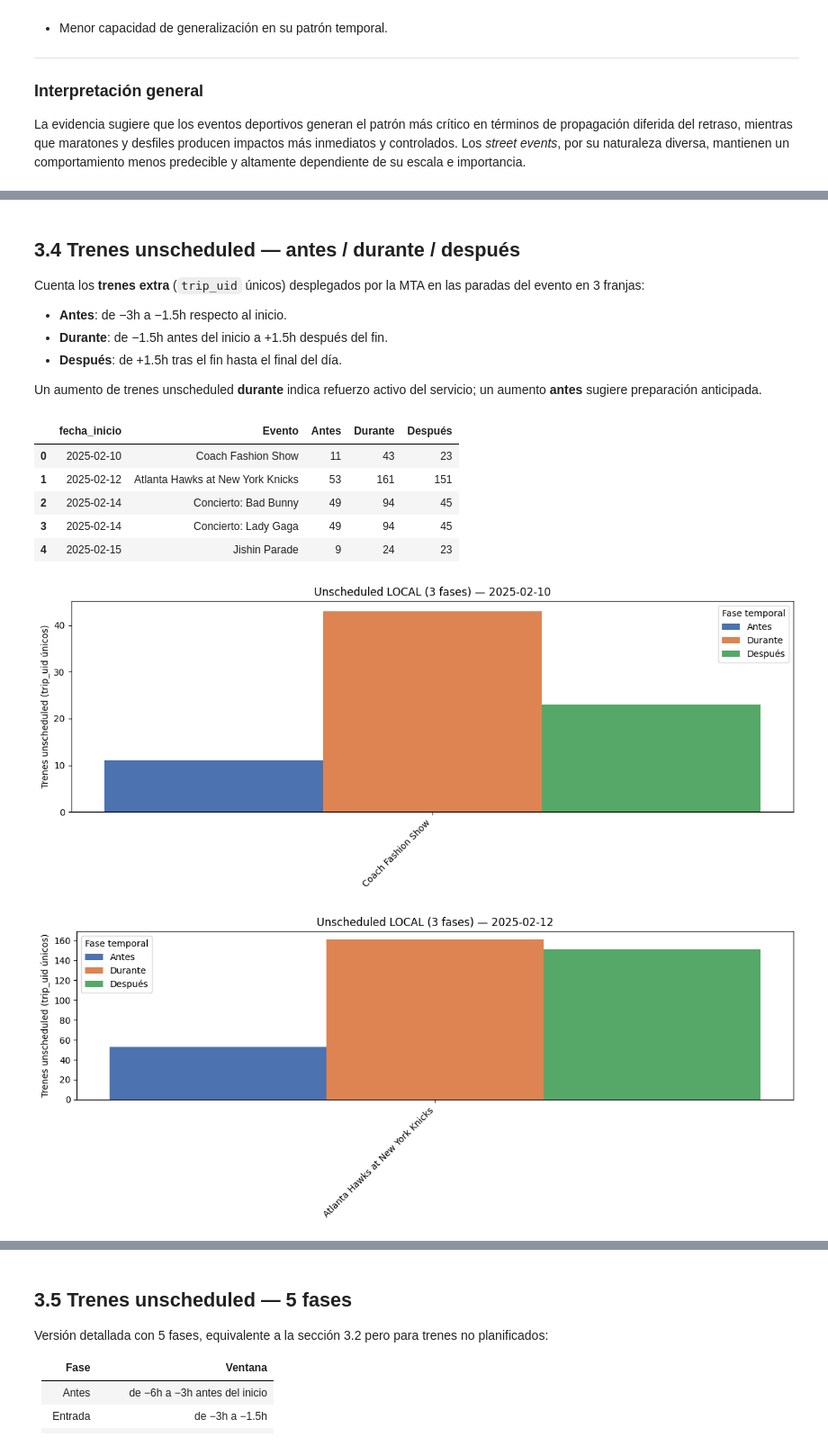
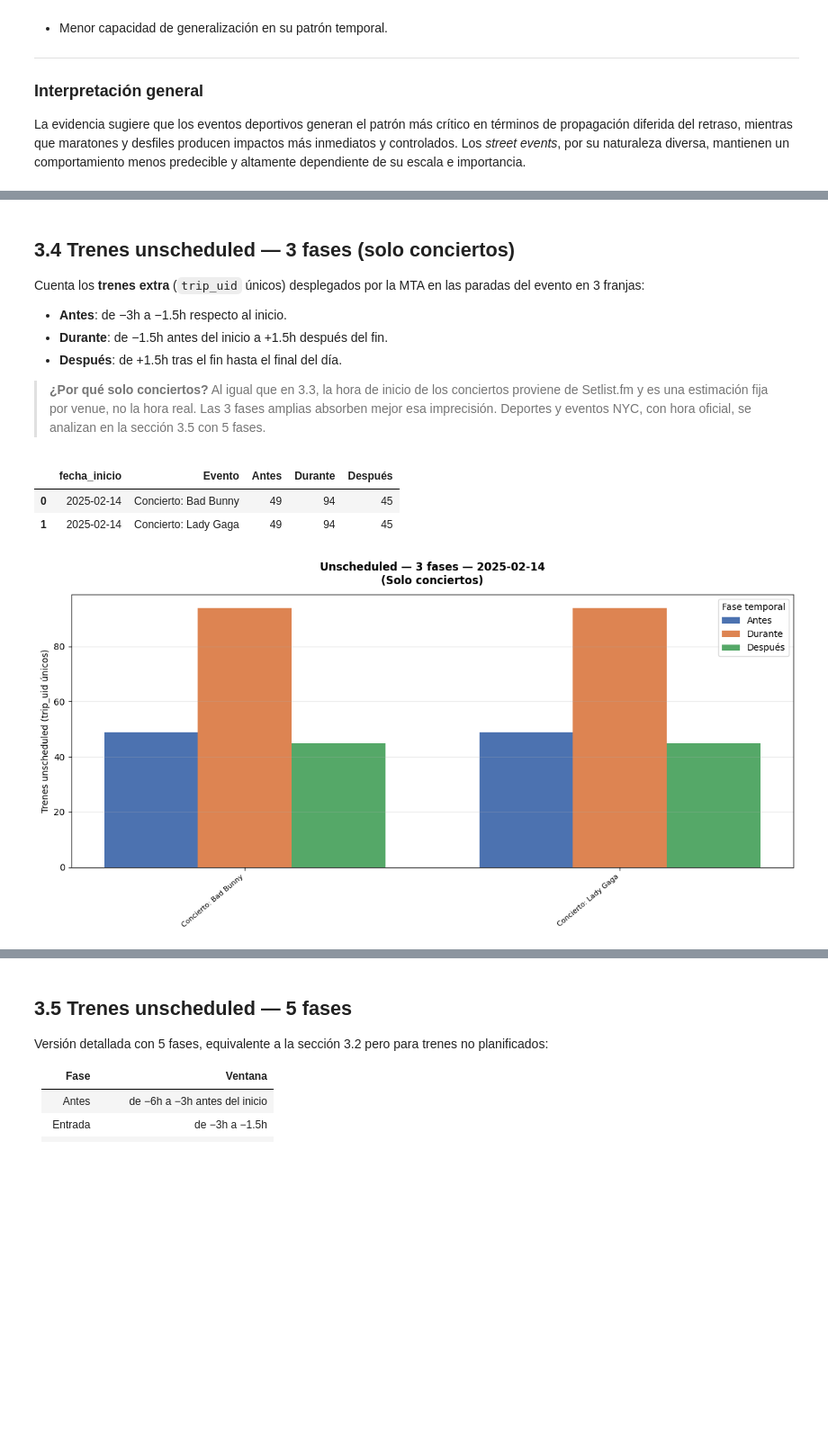
Before and after one commit to UCM-GIDIA-PD1/c2526-R5, a Jupyter notebook: notebooks/analisis_eventos.ipynb, the cells around one changed output, grey strips where cells are left out. Shown at 90% size. Saved outputs shown, nothing was run; the diff lists cells and outputs as text; code cells hidden in the pictures; blank space fills up the shorter version.

```diff
--- a/notebooks/analisis_eventos.ipynb
+++ b/notebooks/analisis_eventos.ipynb
@@ -234,6 +193,9 @@ Compara el retraso promedio en la **parada del evento** frente al **resto de la
 
 El **impacto neto** es la diferencia entre ambos (parada − ciudad). Valores positivos indican que la parada sufre más retraso que la media; negativos que va mejor que la ciudad en ese momento.
 # %%
+# Excluir conciertos
+df_e_31 = df_e[df_e['tipo'] != 'Concierto'].reset_index(drop=True)
+
 import pandas as pd
 
 df_s['td_real'] = pd.to_timedelta(df_s['hora_real_hhmm'], errors='coerce')
@@ -241,7 +203,7 @@ df_s = df_s.dropna(subset=['td_real'])
 
 resumen_eventos = []
 
-for index, evento in df_e.iterrows():
+for index, evento in df_e_31.iterrows():
     nombre   = evento['nombre_evento']
     parada   = evento['stop_id']
     fecha    = evento['fecha_inicio']
@@ -252,14 +214,14 @@ for index, evento in df_e.iterrows():
     df_dia     = df_s[df_s['service_date'] == fecha]
     df_dia_sig = get_df_dia_sig(df_s, fecha)  # día siguiente por si la salida cruza medianoche
 
-    # ── Ventana entrada: [-1.5h, inicio] ──────────────────────────────────
+
     t0_ent = hora_inicio_td - pd.Timedelta(hours=1.5)
     t1_ent = hora_inicio_td
     trenes_entrada = filtrar_circular(df_dia, df_dia_sig, t0_ent, t1_ent)
     retraso_entrada_evento = trenes_entrada[trenes_entrada['stop_id'] == parada]['delay_minutes'].mean()
     retraso_entrada_resto  = trenes_entrada[trenes_entrada['stop_id'] != parada]['delay_minutes'].mean()
 
-    # ── Ventana salida: [fin, fin+1.5h] ───────────────────────────────────
+
     t0_sal = hora_salida_td
     t1_sal = hora_salida_td + pd.Timedelta(hours=1.5)
     trenes_salida = filtrar_circular(df_dia, df_dia_sig, t0_sal, t1_sal)
@@ -328,7 +294,7 @@ for fecha, df_dia_plot in df_impacto.groupby('Fecha'):
     ax2.set_yticks(y); ax2.set_yticklabels(etiquetas, fontsize=8)
     ax2.set_xlabel('Retraso promedio (min)'); ax2.legend(); ax2.grid(axis='x', alpha=0.3); ax2.invert_yaxis()
 
-    fig.suptitle(f'Impacto neto de eventos — {fecha}', fontsize=14, fontweight='bold')
-    fig.tight_layout(); fig.subplots_adjust(top=0.94)
+    fig.suptitle(f'Impacto neto de eventos — {fecha}', fontsize=13, fontweight='bold', y=1.0)
+    fig.tight_layout(rect=[0, 0, 1, 0.93])
     plt.show()
 # %% [output]
@@ -593,14 +584,14 @@ Este efecto suele ser más acusado cuando:
 
 En términos generales, los conciertos generan un impacto claramente marcado en la salida y una propagación diferida del retraso, aunque con una entrada más distribuida y menos abrupta que en determinados eventos deportivos.
 # %% [markdown]
-## 3.4 Trenes unscheduled — antes / durante / después
+## 3.4 Trenes unscheduled — 3 fases (solo conciertos)
 
 Cuenta los **trenes extra** (`trip_uid` únicos) desplegados por la MTA en las paradas del evento en 3 franjas:
 - **Antes**: de −3h a −1.5h respecto al inicio.
 - **Durante**: de −1.5h antes del inicio a +1.5h después del fin.
 - **Después**: de +1.5h tras el fin hasta el final del día.
 
-Un aumento de trenes unscheduled **durante** indica refuerzo activo del servicio; un aumento **antes** sugiere preparación anticipada.
+> **¿Por qué solo conciertos?** Al igual que en 3.3, la hora de inicio de los conciertos proviene de Setlist.fm y es una estimación fija por venue, no la hora real. Las 3 fases amplias absorben mejor esa imprecisión. Deportes y eventos NYC, con hora oficial, se analizan en la sección 3.5 con 5 fases.
 # %%
 import matplotlib.pyplot as plt
 
@@ -611,9 +602,16 @@ eventos_uns = (
     .agg(hora_inicio=('hora_inicio', 'first'), hora_salida_estimada=('hora_salida_estimada', 'first'))
 )
 
+
+eventos_uns_conc = eventos_uns[
+    eventos_uns['nombre_evento'].isin(
+        df_e[df_e['tipo'] == 'Concierto']['nombre_evento'].unique()
+    )
+].reset_index(drop=True)
+
 def calcular_3_barras_local():
     rows = []
-    for _, ev in eventos_uns.iterrows():
+    for _, ev in eventos_uns_conc.iterrows():
         fecha  = ev['fecha_inicio']
         evento = ev['nombre_evento']
         inicio = pd.to_timedelta(ev['hora_inicio'])
@@ -623,54 +621,61 @@ def calcular_3_barras_local():
             df_e[(df_e['fecha_inicio'] == fecha) & (df_e['nombre_evento'] == evento)]
             ['stop_id'].dropna().unique().tolist()
         )
+        if not stops_evento:
+            continue
 
         df_dia     = df_u[(df_u['service_date'] == fecha) & (df_u['stop_id'].isin(stops_evento))]
         df_dia_sig = get_df_dia_sig(df_u, fecha, stops=stops_evento)
 
         def _fase_uns(t0, t1):
             return filtrar_circular(df_dia, df_dia_sig, t0, t1)['trip_uid'].nunique()
 
         rows.append({
             'fecha_inicio': fecha, 'Evento': evento,
             'Antes':   _fase_uns(inicio - 2*ventana_uns, inicio - ventana_uns),
             'Durante': _fase_uns(inicio - ventana_uns,   salida + ventana_uns),
             'Después': _fase_uns(salida + ventana_uns,   salida + 4*ventana_uns),
         })
     return pd.DataFrame(rows)
 
 def plot_3_barras(df, titulo, orden_eventos):
     colores = {'Antes': '#4C72B0', 'Durante': '#DD8452', 'Después': '#55A868'}
     for fecha, sub in df.groupby('fecha_inicio'):
         orden = orden_eventos.get(fecha, sub['Evento'].tolist())
         sub   = sub.set_index('Evento').reindex(orden).reset_index()
         x     = range(len(sub))
         width = 0.25
-        plt.figure(figsize=(12, 5))
-        plt.bar([i-width for i in x], sub['Antes'],   width, color=colores['Antes'],   label='Antes')
-        plt.bar(x,                    sub['Durante'],  width, color=colores['Durante'], label='Durante')
-        plt.bar([i+width for i in x], sub['Después'], width, color=colores['Después'], label='Después')
-        plt.xticks(list(x), sub['Evento'], rotation=45, ha='right')
-        plt.ylabel('Trenes unscheduled (trip_uid únicos)')
-        plt.title(f'{titulo} — {fecha}')
-        plt.legend(title='Fase temporal')
+
+        ancho = max(12, len(sub) * 1.2)
+        fig, ax = plt.subplots(figsize=(ancho, 6))
+        ax.bar([i-width for i in x], sub['Antes'],   width, color=colores['Antes'],   label='Antes')
+        ax.bar(list(x),              sub['Durante'],  width, color=colores['Durante'], label='Durante')
+        ax.bar([i+width for i in x], sub['Después'], width, color=colores['Después'], label='Después')
+        ax.set_xticks(list(x))
+        ax.set_xticklabels(sub['Evento'], rotation=40, ha='right', fontsize=8)
+        ax.set_ylabel('Trenes unscheduled (trip_uid únicos)')
+        ax.set_title(f'{titulo} — {fecha}\n(Solo conciertos)', pad=12, fontweight='bold')
+        ax.legend(title='Fase temporal')
+        ax.grid(axis='y', alpha=0.3)
         plt.tight_layout()
         plt.show()
 
-df_local_3 = calcular_3_barras_local()
-display(df_local_3)
+if eventos_uns_conc.empty:
+    print("No hay conciertos en el rango de fechas seleccionado. Saltando sección 3.4.")
+else:
+    df_local_3 = calcular_3_barras_local()
 
-orden_eventos = (
-    df_local_3.sort_values(['fecha_inicio', 'Durante'], ascending=[True, False])
-    .groupby('fecha_inicio')['Evento'].apply(list).to_dict()
-)
-
-plot_3_barras(df_local_3, 'Unscheduled LOCAL (3 fases)', orden_eventos)
+    if df_local_3.empty:
+        print("Sin datos de trenes unscheduled para conciertos en este rango.")
+    else:
+        display(df_local_3)
+        orden_eventos = (
+            df_local_3.sort_values(['fecha_inicio', 'Durante'], ascending=[True, False])
+            .groupby('fecha_inicio')['Evento'].apply(list).to_dict()
+        )
+        plot_3_barras(df_local_3, 'Unscheduled — 3 fases', orden_eventos)
 # %% [output]
 |  | fecha_inicio | Evento | Antes | Durante | Después |
-| 0 | 2025-02-10 | Coach Fashion Show | 11 | 43 | 23 |
-| 1 | 2025-02-12 | Atlanta Hawks at New York Knicks | 53 | 161 | 151 |
-| 2 | 2025-02-14 | Concierto: Bad Bunny | 49 | 94 | 45 |
-| 3 | 2025-02-14 | Concierto: Lady Gaga | 49 | 94 | 45 |
-| 4 | 2025-02-15 | Jishin Parade | 9 | 24 | 23 |
+| 0 | 2025-02-14 | Concierto: Bad Bunny | 49 | 94 | 45 |
+| 1 | 2025-02-14 | Concierto: Lady Gaga | 49 | 94 | 45 |
-[figure, old version]
+[figure, new version]
-[figure, removed]
```
Also changed, not shown: parts of 21 cells of this notebook.
